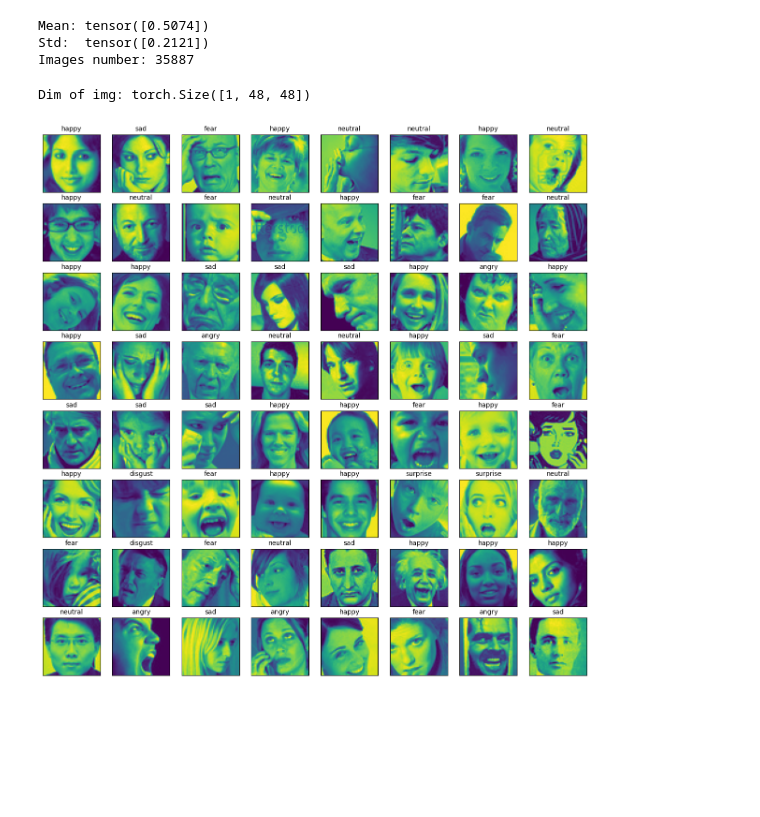
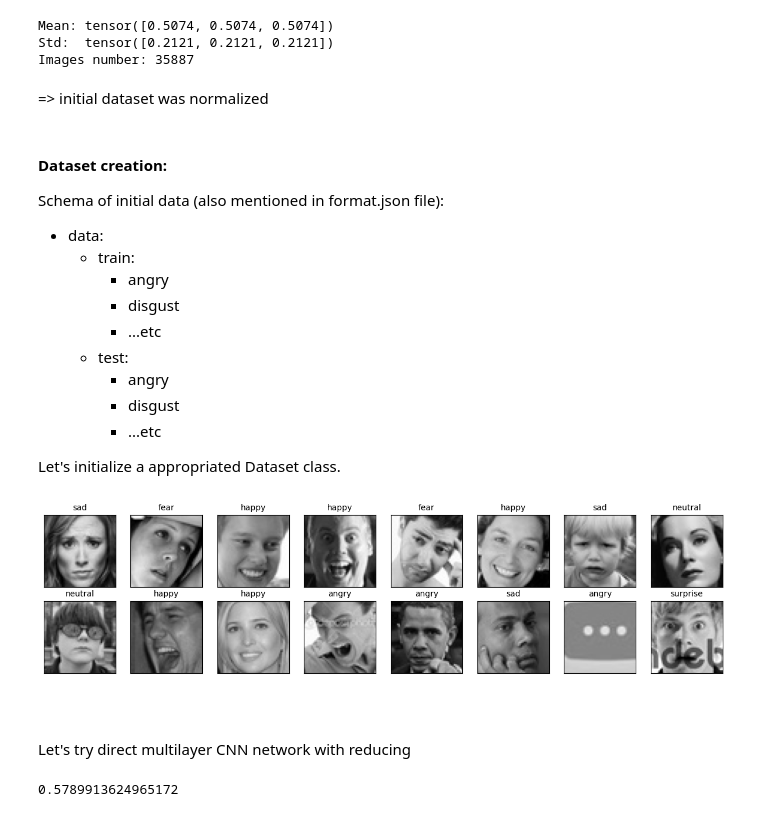
Before and after one commit to Valikpp/ds-training-tasks, a Jupyter notebook: FER/model.ipynb, the cells around one changed output. Saved outputs shown, nothing was run; the diff lists cells and outputs as text; code cells hidden in the pictures; blank space fills up the shorter version.

Commit message:
structure changed and fer model

```diff
--- a/FER/model.ipynb
+++ b/FER/model.ipynb
@@ -15,8 +15,8 @@ test_dir = "data/test"
 
 to_tensor = v2.ToTensor()
 
-mean = torch.zeros(1)
-std = torch.zeros(1)
+mean = torch.zeros(3)
+std = torch.zeros(3)
 num_images = 0
 
 
@@ -26,10 +26,10 @@ for root in [train_dir,test_dir]:
             if file_name.lower().endswith('.jpg'):
                 img_path = os.path.join(subdir, file_name)
                 try:
-                    img = Image.open(img_path).convert('L')
+                    img = Image.open(img_path).convert('RGB')
                     tensor = to_tensor(img)  # [C, H, W]
-                    mean += tensor.mean(dim=[1, 2])
-                    std += tensor.std(dim=[1, 2])
+                    mean+= torch.mean(tensor,dim=[1,2])
+                    std +=torch.std(tensor,dim=[1,2])
                     num_images += 1
                 except Exception as e:
                     print(f"Error reading {img_path}: {e}")
@@ -44,15 +44,31 @@ print(f"Mean: {mean}")
 print(f"Std:  {std}")
 print(f"Images number: {num_images}")
 # %% [output]
-Mean: tensor([0.5074])
-Std:  tensor([0.2121])
+Mean: tensor([0.5074, 0.5074, 0.5074])
+Std:  tensor([0.2121, 0.2121, 0.2121])
 Images number: 35887
+# %% [markdown]
+=> initial dataset was normalized
+# %% [markdown]
+#### Dataset creation:
+Schema of initial data (also mentioned in format.json file):
+- data:
+    - train:
+        - angry
+        - disgust
+        - ...etc
+    - test:
+        - angry
+        - disgust
+        - ...etc
+
+Let's initialize a appropriated Dataset class.
 # %%
 from torch.utils.data import DataLoader, Dataset
 import json
 
 class FER_dataset(Dataset):
-    def __init__(self, img_dir, train = True, transforms = None):
+    def __init__(self, img_dir, train = True, transforms = None, aug_rate = 0.0, aug_transforms = None):
         self.img_dir = os.path.join(img_dir, "train" if train else "test")
         self.transforms = transforms
 
@@ -61,31 +77,43 @@ class FER_dataset(Dataset):
 
         self.length = 0
         self.files = []
+
+        # Using one-hot encoding to encode image class
         self.targets = torch.eye(len(self.format.keys()))
 
         for _dir, _target in self.format.items():
             path = os.path.join(self.img_dir,_dir)
             list_files = os.listdir(path)
             self.length += len(list_files)
+            # Extending files array by filepath <-> target_value pairs
             self.files.extend(map(lambda _x: (os.path.join(path,_x),_target), list_files))
+
+        # Creating an array of random indexes of augmentation dataset desired rate
+        self.aug_files = np.random.randint(0,self.length,size=round(self.length*aug_rate))
+        self.aug_transforms = aug_transforms
 
     def __len__(self):
         return self.length
 
     def __getitem__(self, idx):
+        # Opening an image and associating a target one-hot vector
         path_file, target = self.files[idx]
         t = self.targets[target]
         img = Image.open(path_file)
 
+        # Application of transformations if any
         if self.transforms:
             img = self.transforms(img)
+        if idx in self.aug_files:
+            img = self.aug_transforms(img)
 
         return img, t
 # %%
 
 tfr = v2.Compose([
     v2.ToTensor(),
-    v2.Normalize(mean = mean, std = std)
+    v2.Normalize(mean = mean, std = std),
+    v2.Grayscale()
 ])
 id_to_cl = {}
 with open(os.path.join("./data","format.json"),"r") as fm:
@@ -98,27 +126,29 @@ test_loader = DataLoader(test_ds,shuffle=True,batch_size=32)
 # %%
 from random import randint
 
 plt.figure(figsize = (15,15))
 
 to_img = v2.ToPILImage()
 
-for i in range(64):
+for i in range(16):
     img, label = train_ds[randint(0,len(train_ds))]
-    if i == 0: print("Dim of img:", img.shape)
     img = img.permute(1, 2, 0).numpy()
     img = img * std.numpy() + mean.numpy()
     img = img.clip(0, 1)
     plt.subplot(8, 8, i+1)
     plt.xticks([])
     plt.yticks([])
     plt.grid(False)
     plt.title(id_to_cl[torch.argmax(label).item()],fontsize = 10)
 
     plt.imshow(img)
 plt.show()
 # %% [output]
-Dim of img: torch.Size([1, 48, 48])
-[figure, old version]
+[figure, new version]
+# %% [markdown]
+#
+# %% [markdown]
+Let's try direct multilayer CNN network with reducing
 # %%
 
 
@@ -197,0 +230,4 @@ optim = torch.optim.Adam(params=model.parameters(), lr=1e-3, weight_decay=1e-2)
+# %%
+score_accuracy(direct_cnn_model,test_loader)
+# %% [output]
+0.5789913624965172
```
Also changed, not shown: parts of 12 cells of this notebook, 2 other files.
